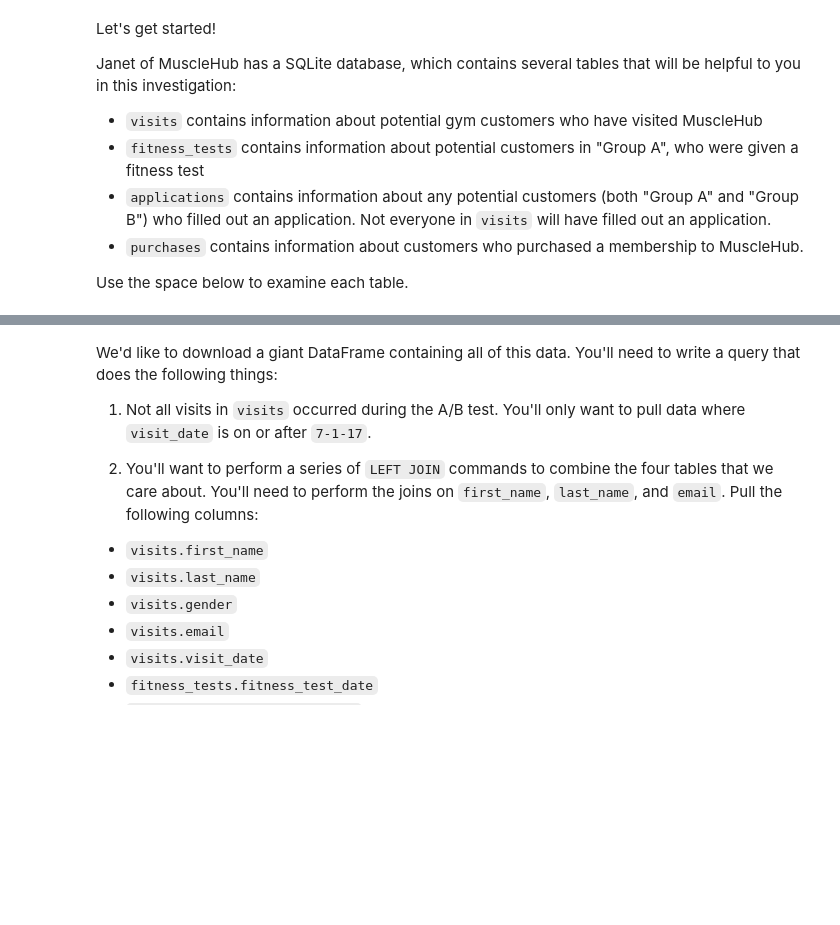
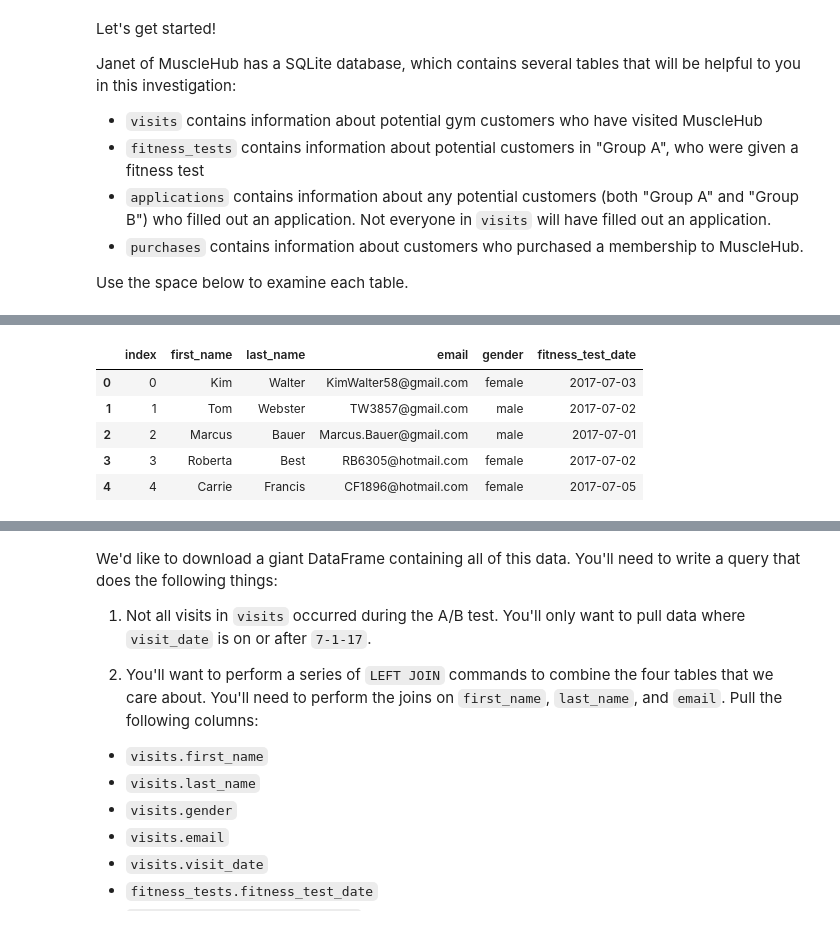
Before and after one commit to carmelhm/musclehub, a Jupyter notebook: input/musclehub.ipynb, the cells around one changed output, grey strips where cells are left out. Cells and saved outputs as stored; diff of their text form; code cells hidden in the pictures; blank space fills up the shorter version.

```diff
--- a/input/musclehub.ipynb
+++ b/input/musclehub.ipynb
@@ -47,4 +59,17 @@ Use the space below to examine each table.
 # %%
 # Examine fitness_tests here
+# Examine visits here
+sql_query('''
+SELECT *
+FROM fitness_tests
+LIMIT 5
+''')
+# %% [output]
+|  | index | first_name | last_name | email | gender | fitness_test_date |
+| 0 | 0 | Kim | Walter | KimWalter58@gmail.com | female | 2017-07-03 |
+| 1 | 1 | Tom | Webster | TW3857@gmail.com | male | 2017-07-02 |
+| 2 | 2 | Marcus | Bauer | Marcus.Bauer@gmail.com | male | 2017-07-01 |
+| 3 | 3 | Roberta | Best | RB6305@hotmail.com | female | 2017-07-02 |
+| 4 | 4 | Carrie | Francis | CF1896@hotmail.com | female | 2017-07-05 |
 # %%
 # Examine applications here
```
Also changed, not shown: parts of 4 cells of this notebook.
